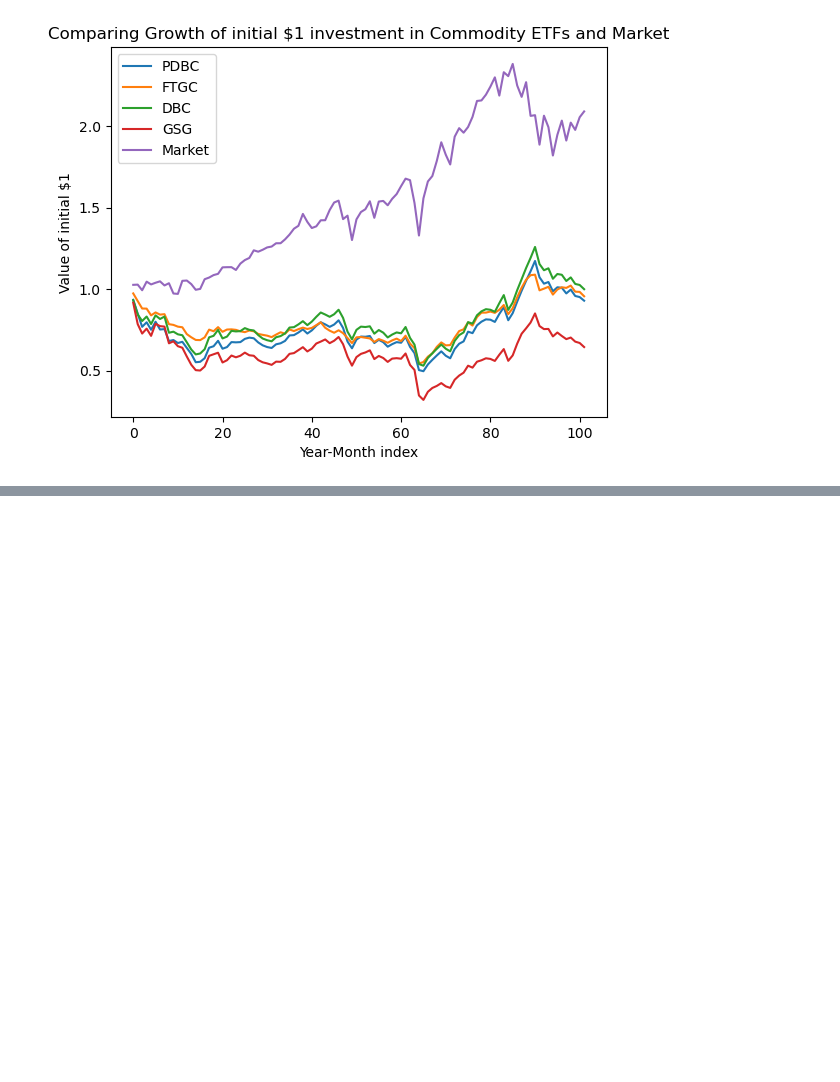
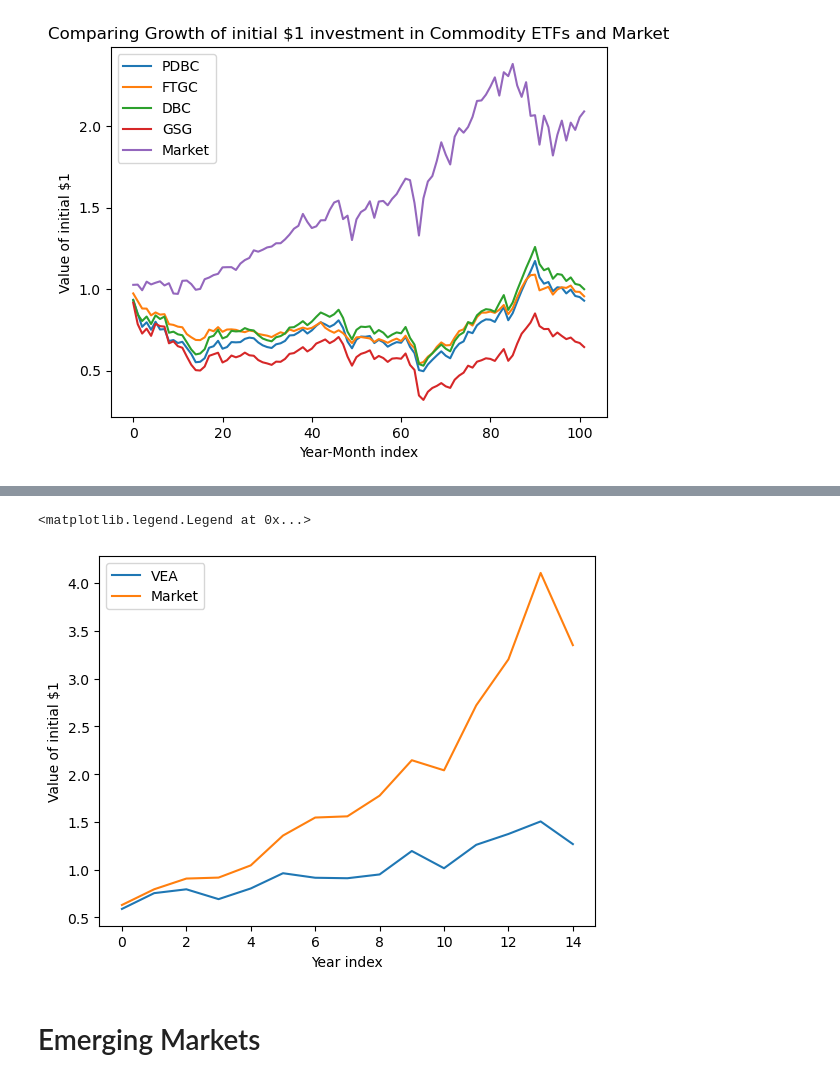
Before and after one commit to ijamil1/factormodels_and_portfolio_optimization, a Jupyter notebook: Asset Classes’ Exploration.ipynb, the cells around one changed output, grey strips where cells are left out. Drawn from its saved outputs; the diff is of its cells as text; code cells hidden in the pictures; blank space fills up the shorter version.

```diff
--- a/Asset Classes’ Exploration.ipynb
+++ b/Asset Classes’ Exploration.ipynb
@@ -621,0 +743,3 @@ plt.legend()
+# %%
+yr_df = pd.DataFrame({'Market': market_yr, 'VEA':  vea_yr_dict.values()})
+yr_df.corr()
@@ -621,0 +762,18 @@ plt.legend()
+# %%
+vea_pv = [1]
+market_pv = [1]
+
+for idx, row in yr_df.iterrows():
+    vea_pv.append(vea_pv[-1]*(1+row['VEA']))
+    market_pv.append(market_pv[-1]*(1+row['Market']))
+
+plt.plot(np.arange(0,len(vea_pv)-1),vea_pv[1:],label='VEA')
+plt.plot(np.arange(0,len(vea_pv)-1),market_pv[1:],label='Market')
+plt.xlabel('Year index')
+plt.ylabel('Value of initial $1')
+plt.legend()
+# %% [output]
+<matplotlib.legend.Legend at 0x...>
+[figure, added]
+# %% [markdown]
+# Emerging Markets
```
Also changed, not shown: parts of 23 cells of this notebook.
